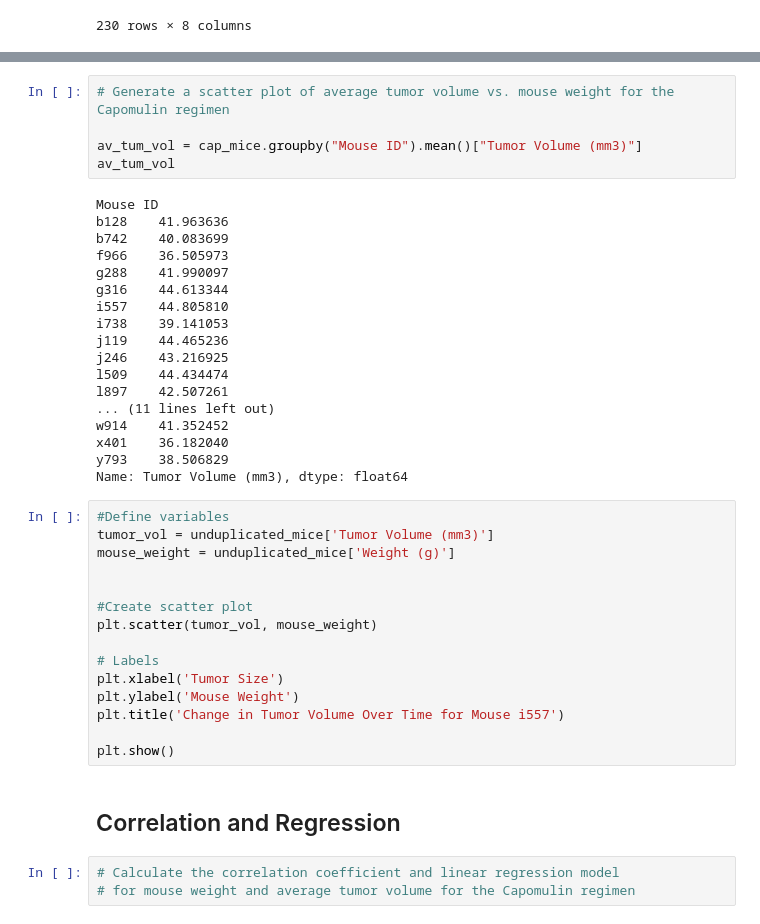
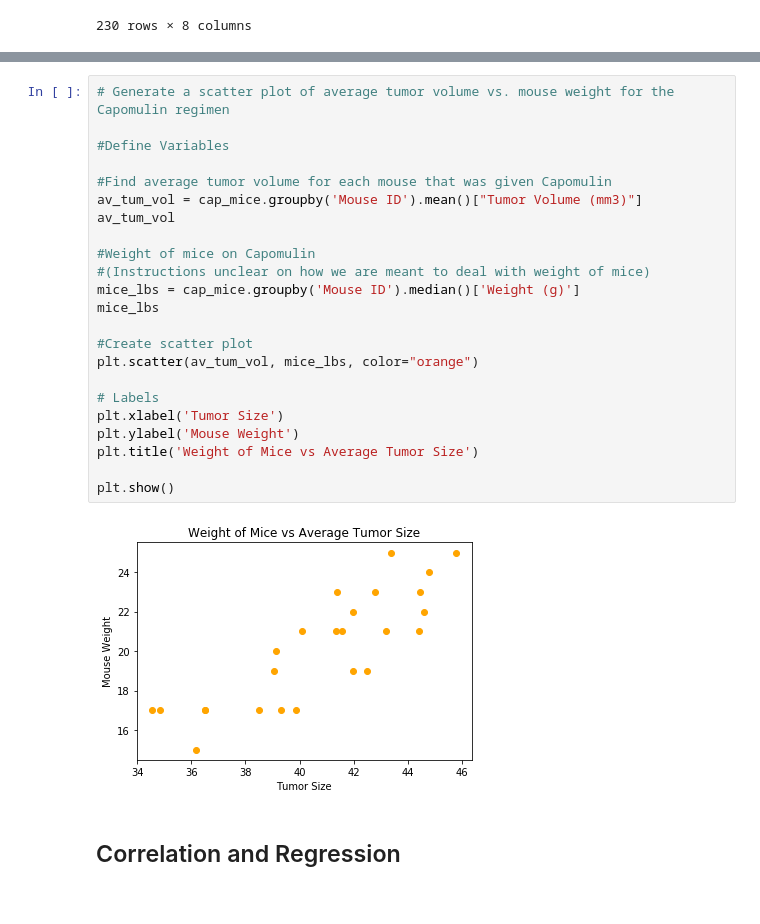
Before and after one commit to kflores56/Pharmaceutical-Analysis, a Jupyter notebook: Pymaceuticals/pymaceuticals_starter.ipynb, the cells around one changed output, grey strips where cells are left out. Drawn from its saved outputs; the diff is of its cells as text.

```diff
--- a/Pymaceuticals/pymaceuticals_starter.ipynb
+++ b/Pymaceuticals/pymaceuticals_starter.ipynb
@@ -415,43 +446,27 @@ plt.show()
-# %%
-# Generate a scatter plot of average tumor volume vs. mouse weight for the Capomulin regimen
-
-av_tum_vol = cap_mice.groupby("Mouse ID").mean()["Tumor Volume (mm3)"]
-av_tum_vol
-# %% [output]
-Mouse ID
-b128    41.963636
-b742    40.083699
-f966    36.505973
-g288    41.990097
-g316    44.613344
-i557    44.805810
-i738    39.141053
-j119    44.465236
-j246    43.216925
-l509    44.434474
-l897    42.507261
-... (11 lines left out)
-w914    41.352452
-x401    36.182040
-y793    38.506829
-Name: Tumor Volume (mm3), dtype: float64
-# %%
-#Define variables
-tumor_vol = unduplicated_mice['Tumor Volume (mm3)']
-mouse_weight = unduplicated_mice['Weight (g)']
-
-
-#Create scatter plot
-plt.scatter(tumor_vol, mouse_weight)
-
-# Labels
-plt.xlabel('Tumor Size')
-plt.ylabel('Mouse Weight')
-plt.title('Change in Tumor Volume Over Time for Mouse i557')
-
-plt.show()
+# %%
+# Generate a scatter plot of average tumor volume vs. mouse weight for the Capomulin regimen
+
+#Define Variables
+
+#Find average tumor volume for each mouse that was given Capomulin
+av_tum_vol = cap_mice.groupby('Mouse ID').mean()["Tumor Volume (mm3)"]
+av_tum_vol
+
+#Weight of mice on Capomulin
+#(Instructions unclear on how we are meant to deal with weight of mice)
+mice_lbs = cap_mice.groupby('Mouse ID').median()['Weight (g)']
+mice_lbs
+
+#Create scatter plot
+plt.scatter(av_tum_vol, mice_lbs, color="orange")
+
+# Labels
+plt.xlabel('Tumor Size')
+plt.ylabel('Mouse Weight')
+plt.title('Weight of Mice vs Average Tumor Size')
+
+plt.show()
+# %% [output]
+[figure, added]
 # %% [markdown]
 ## Correlation and Regression
-# %%
-# Calculate the correlation coefficient and linear regression model
-# for mouse weight and average tumor volume for the Capomulin regimen
```
Also changed, not shown: parts of 5 cells of this notebook.
